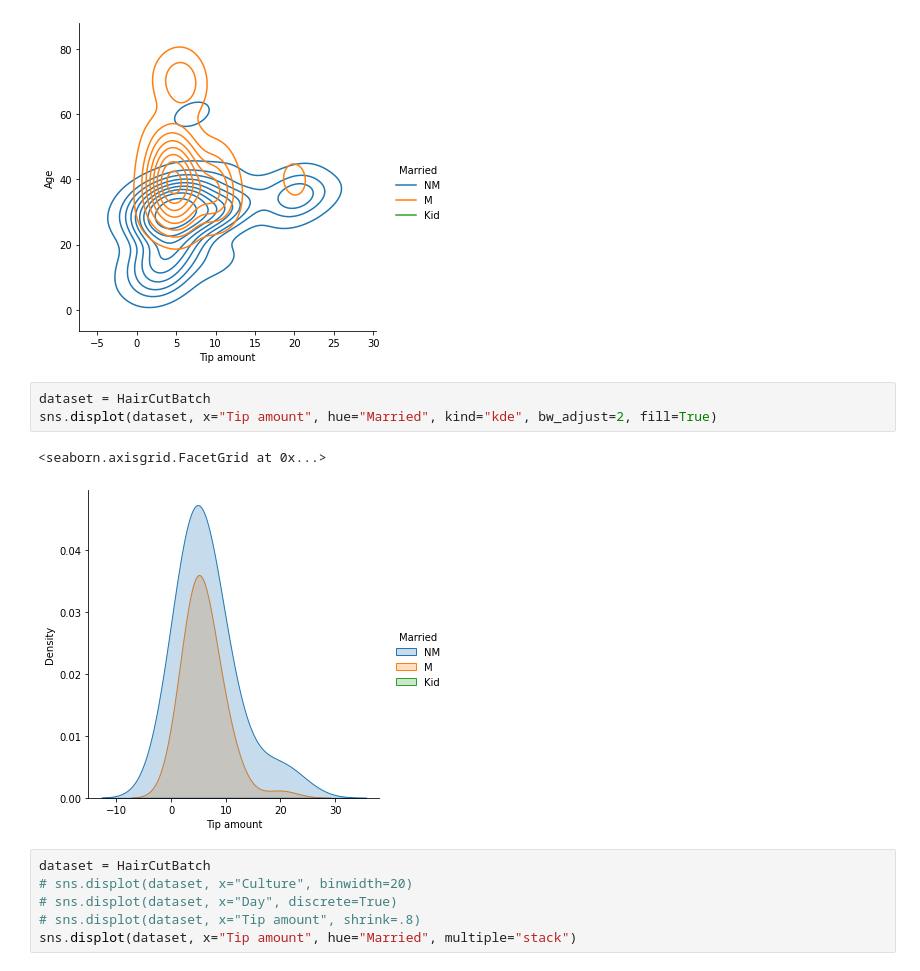
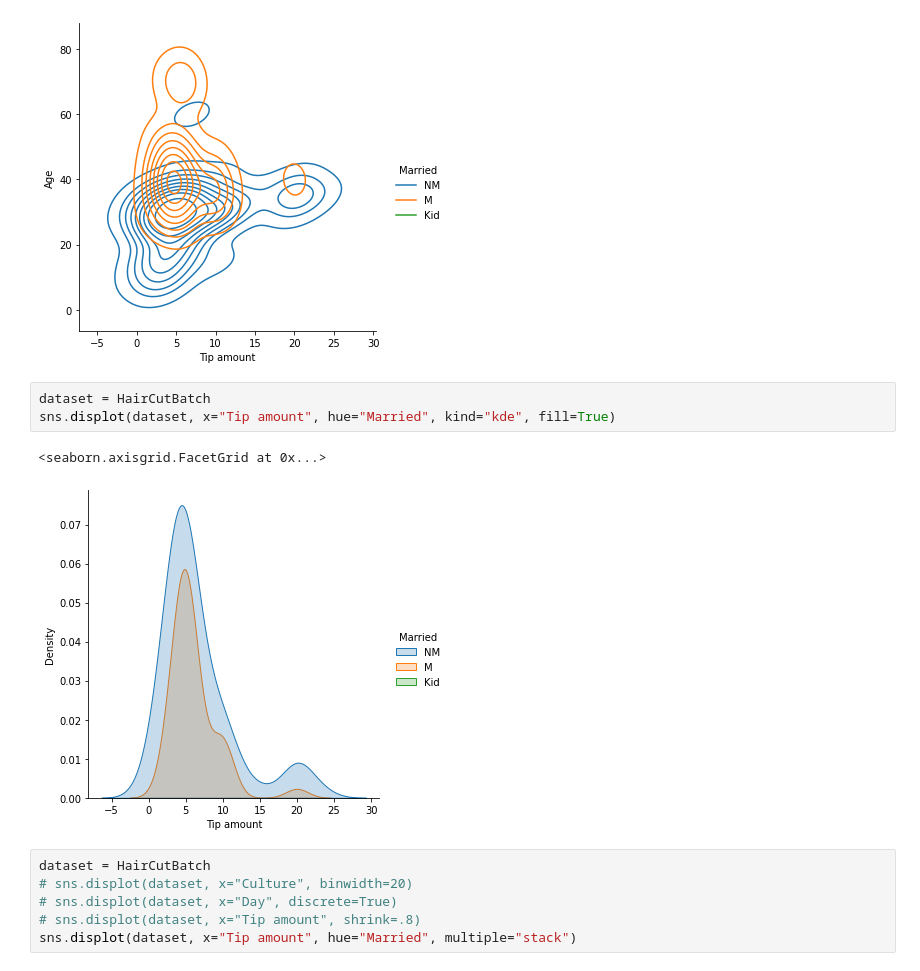
Before and after one commit to ingimar-eyfjord/Hair_tip_data_analysis, a Jupyter notebook: Hair_tip_data_analysis.ipynb, the cells around one changed output. Drawn from its saved outputs; the diff is of its cells as text.

```diff
--- a/Hair_tip_data_analysis.ipynb
+++ b/Hair_tip_data_analysis.ipynb
@@ -242,10 +242,10 @@ sns.displot(dataset, x="Tip amount", y="Age", hue="Married", kind="kde")
 [figure]
 # %%
 dataset = HairCutBatch
-sns.displot(dataset, x="Tip amount", hue="Married", kind="kde", bw_adjust=2, fill=True)
+sns.displot(dataset, x="Tip amount", hue="Married", kind="kde", fill=True)
 # %% [output]
 <seaborn.axisgrid.FacetGrid at 0x...>
-[figure, old version]
+[figure, new version]
 # %%
 dataset = HairCutBatch
 # sns.displot(dataset, x="Culture", binwidth=20)
```
Also changed, not shown: parts of 3 cells of this notebook.
